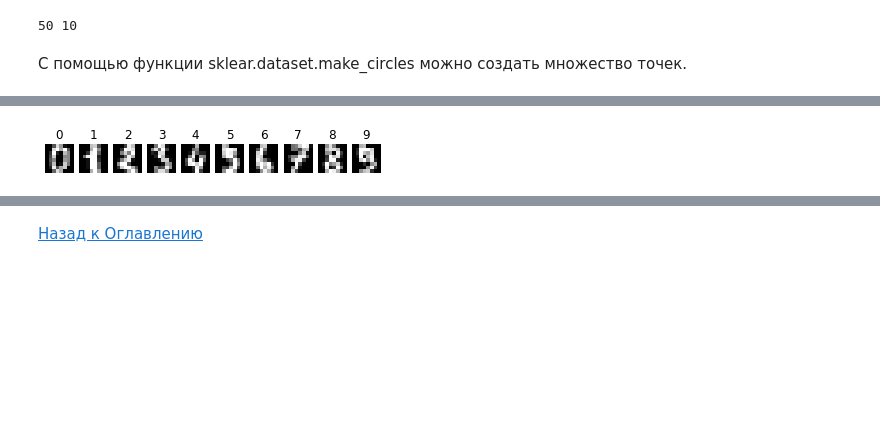
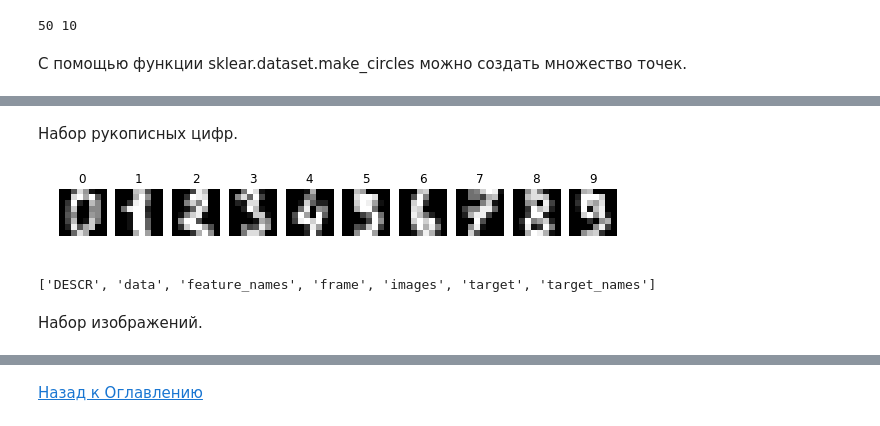
Before and after one commit to yurichernyshov/Data-Science-Course, a Jupyter notebook: lessons/lec-DA-EDA.ipynb, the cells around one changed output, grey strips where cells are left out. Drawn from its saved outputs; the diff is of its cells as text; code cells hidden in the pictures; blank space fills up the shorter version.

```diff
--- a/lessons/lec-DA-EDA.ipynb
+++ b/lessons/lec-DA-EDA.ipynb
@@ -221,14 +294,22 @@ plt.show()
+# %% [markdown]
+Набор рукописных цифр.
 # %%
 from sklearn.datasets import load_digits
 data = load_digits()
-fig, ax = plt.subplots(1,10)
+fig, ax = plt.subplots(1, 10, figsize=(10,5))
 for i in range(10):
     ax[i].imshow(data.data[i].reshape(8,8), cmap='gray')
     ax[i].grid(False)
-    ax[i].axis(False)
+    ax[i].axis('off')
     ax[i].set_title(data.target[i])
 # %% [output]
-[figure, old version]
+[figure, new version]
+# %%
+dir(data)
+# %% [output]
+['DESCR', 'data', 'feature_names', 'frame', 'images', 'target', 'target_names']
+# %% [markdown]
+Набор изображений.
 # %%
 from sklearn.datasets import load_sample_images
 data = load_sample_images()
```
Also changed, not shown: parts of 108 cells of this notebook, 3 other files.
